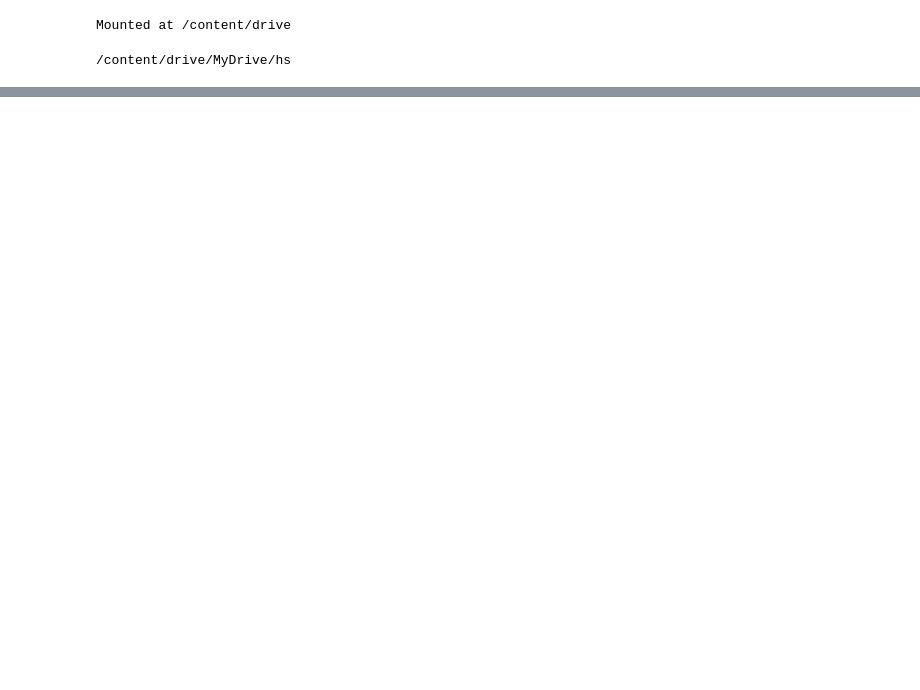
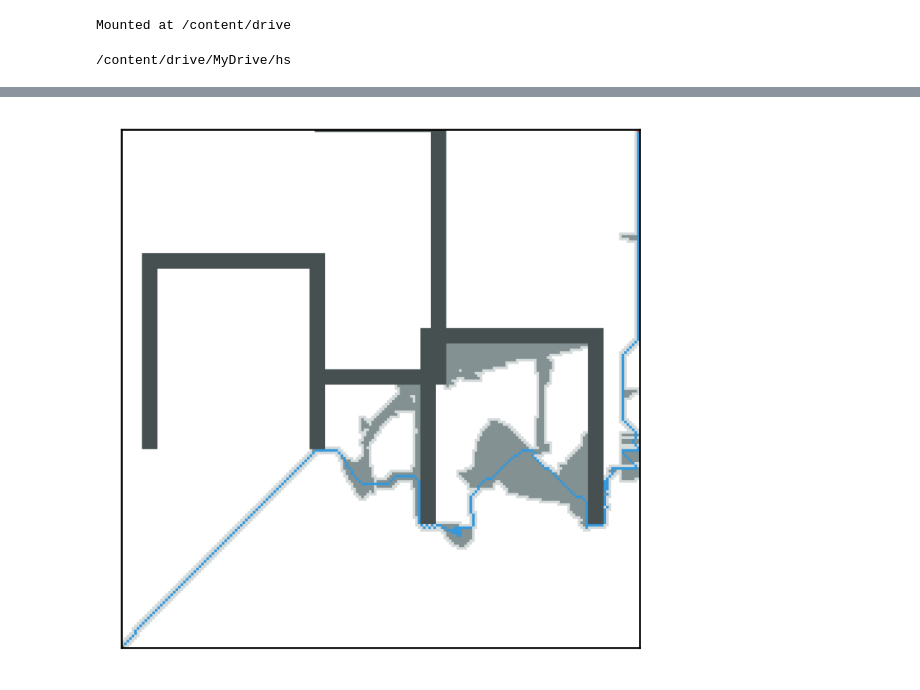
Before and after one commit to Reedgern/HS_Project, a Jupyter notebook: Train.ipynb, the cells around one changed output, grey strips where cells are left out. Saved outputs shown, nothing was run; the diff lists cells and outputs as text; code cells hidden in the pictures; blank space fills up the shorter version.

Commit message:
added bars for multiple bugtraps

```diff
--- a/Train.ipynb
+++ b/Train.ipynb
@@ -156,7 +157,6 @@ class Open():
     def __init__(self):
         self.pr_queue = []
         self.dict = {}
-        self.cmp = cmp
 
     def __iter__(self):
         return iter(self.dict.values())
@@ -643,0 +645,6 @@ torch.save(trainer.agent.state_dict(), '/content/drive/MyDrive/hs/gaps.pt')
+# %%
+trainer = Trainer()
+# %%
+trainer.load_pretrained('multiple_bugtraps7.pt')
+# %%
+trainer.train(13, 600, 50, 1100, 0.7, 'multiple_bugtraps', i_start=7)
@@ -643,0 +663,4 @@ torch.save(trainer.agent.state_dict(), '/content/drive/MyDrive/hs/gaps.pt')
+# %%
+trainer.simple_test(map_chk='new', map_type='multiple_bugtraps', t_max=20000)
+# %% [output]
+[figure, added]
```
Also changed, not shown: parts of 12 cells of this notebook.
